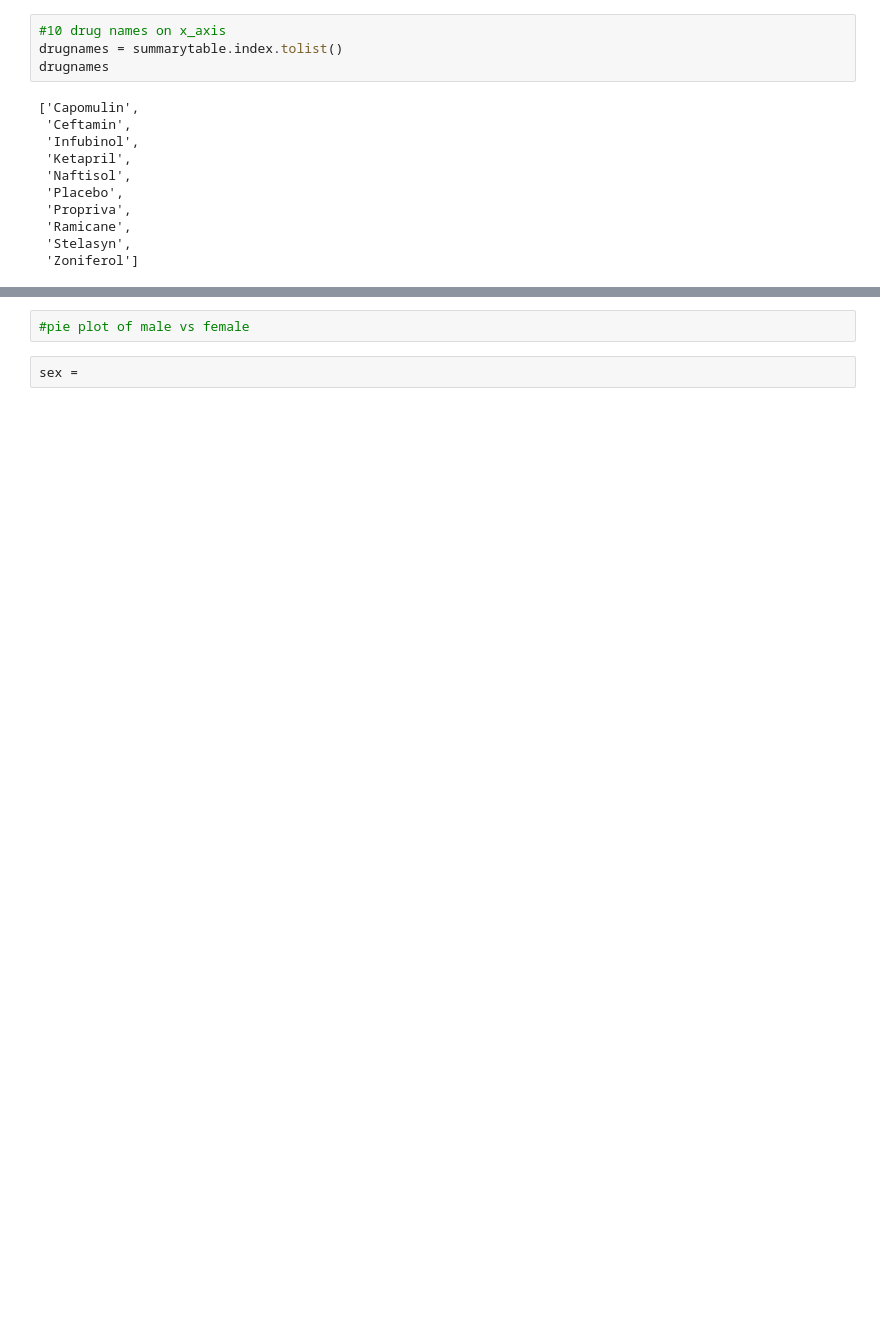
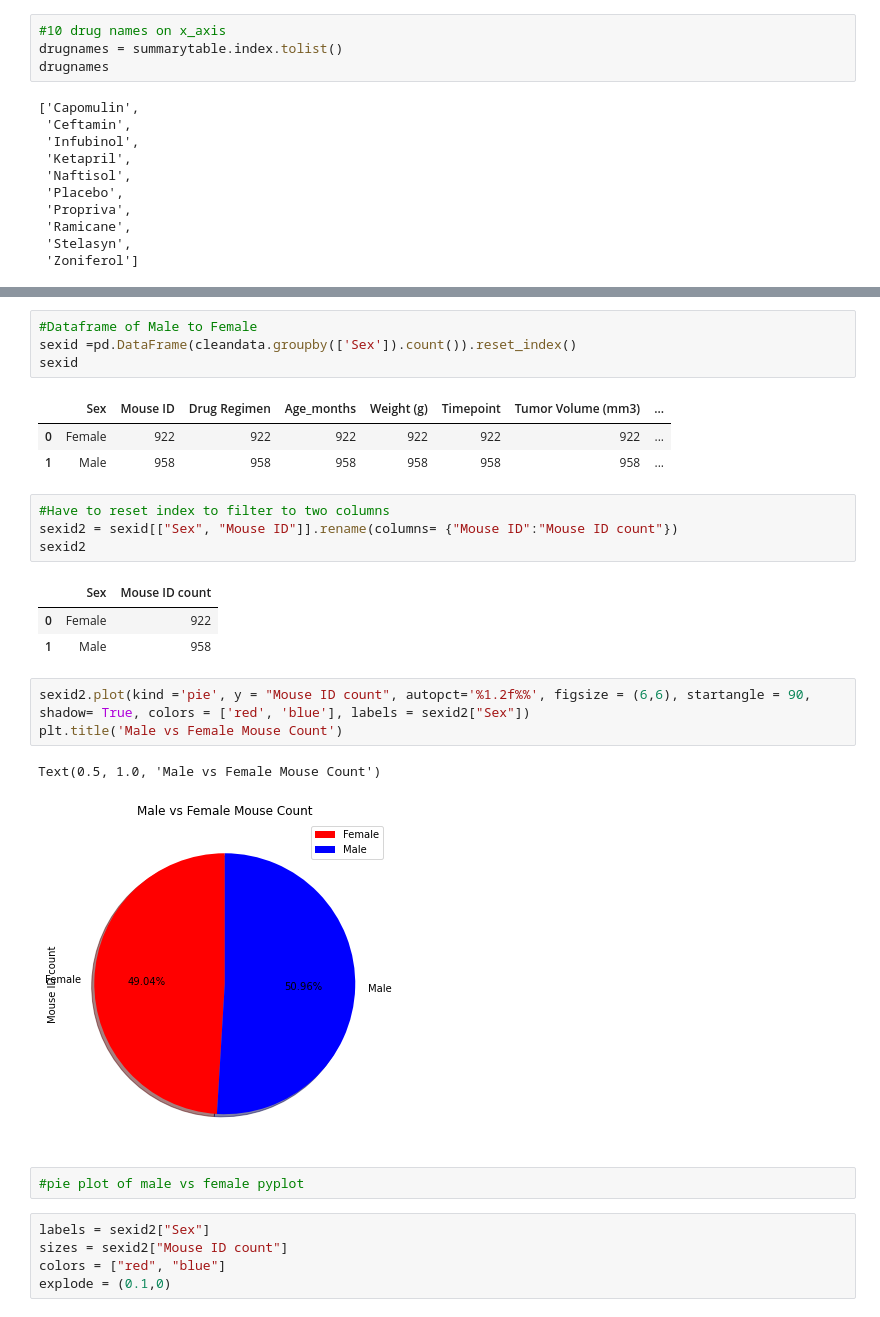
Before and after one commit to nadzema/Matplotlib_ThePowerofPlots, a Jupyter notebook: ThePowerofPlots.ipynb, the cells around one changed output, grey strips where cells are left out. Saved outputs shown, nothing was run; the diff lists cells and outputs as text; blank space fills up the shorter version.

```diff
--- a/ThePowerofPlots.ipynb
+++ b/ThePowerofPlots.ipynb
@@ -264,4 +274,29 @@ TypeError: 'str' object is not callable
+# %%
+#Dataframe of Male to Female
+sexid =pd.DataFrame(cleandata.groupby(['Sex']).count()).reset_index()
+sexid
+# %% [output]
+|  | Sex | Mouse ID | Drug Regimen | Age_months | Weight (g) | Timepoint | Tumor Volume (mm3) | ... |
+| 0 | Female | 922 | 922 | 922 | 922 | 922 | 922 | ... |
+| 1 | Male | 958 | 958 | 958 | 958 | 958 | 958 | ... |
+# %%
+#Have to reset index to filter to two columns
+sexid2 = sexid[["Sex", "Mouse ID"]].rename(columns= {"Mouse ID":"Mouse ID count"})
+sexid2
+# %% [output]
+|  | Sex | Mouse ID count |
+| 0 | Female | 922 |
+| 1 | Male | 958 |
+# %%
+sexid2.plot(kind ='pie', y = "Mouse ID count", autopct='%1.2f%%', figsize = (6,6), startangle = 90, shadow= True, colors = ['red', 'blue'], labels = sexid2["Sex"])
+plt.title('Male vs Female Mouse Count')
+# %% [output]
+Text(0.5, 1.0, 'Male vs Female Mouse Count')
+[figure, added]
 # %%
-#pie plot of male vs female
+#pie plot of male vs female pyplot
-# %%
-sex =
+# %%
+labels = sexid2["Sex"]
+sizes = sexid2["Mouse ID count"]
+colors = ["red", "blue"]
+explode = (0.1,0)
```
Also changed, not shown: parts of 7 cells of this notebook.
